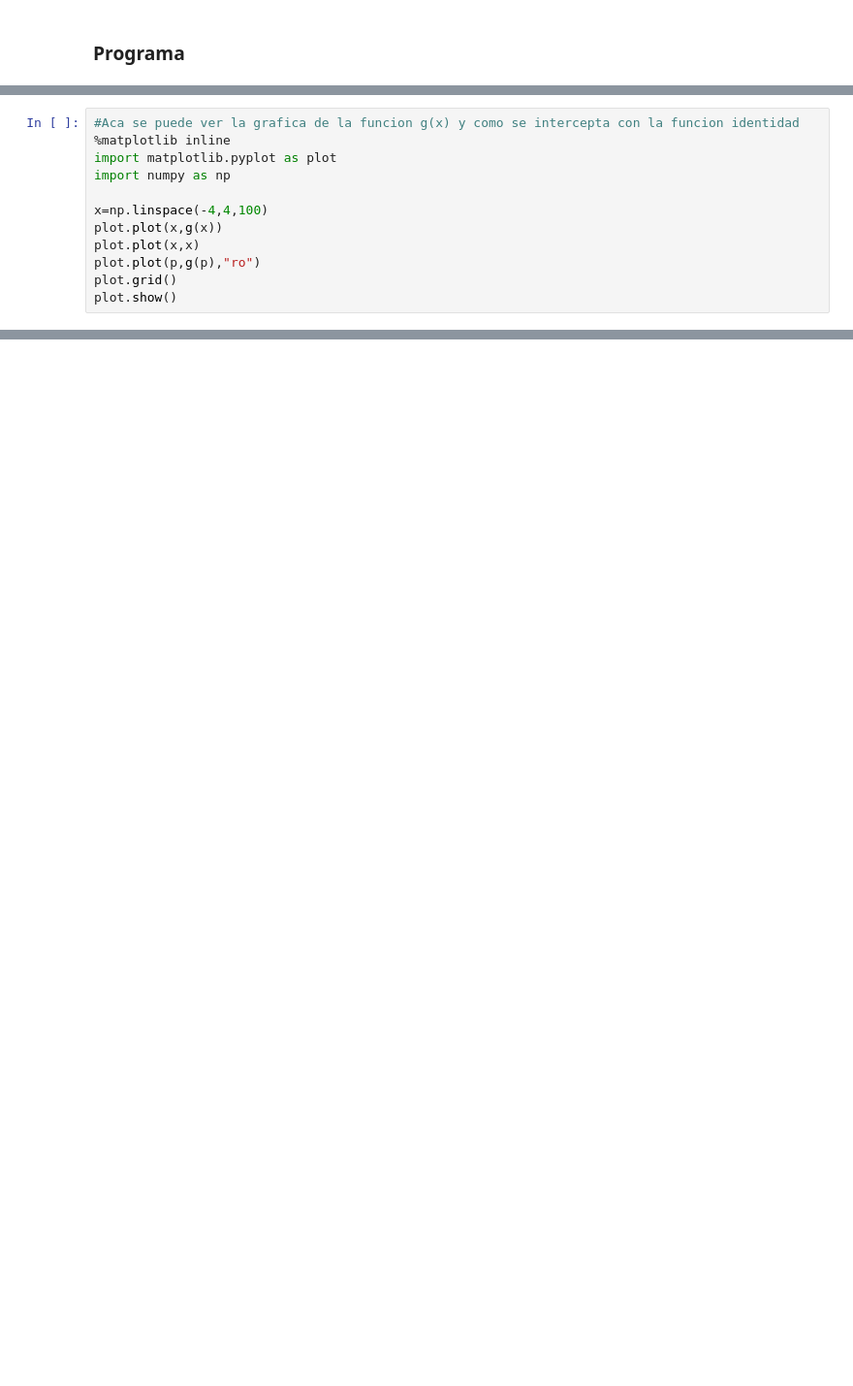
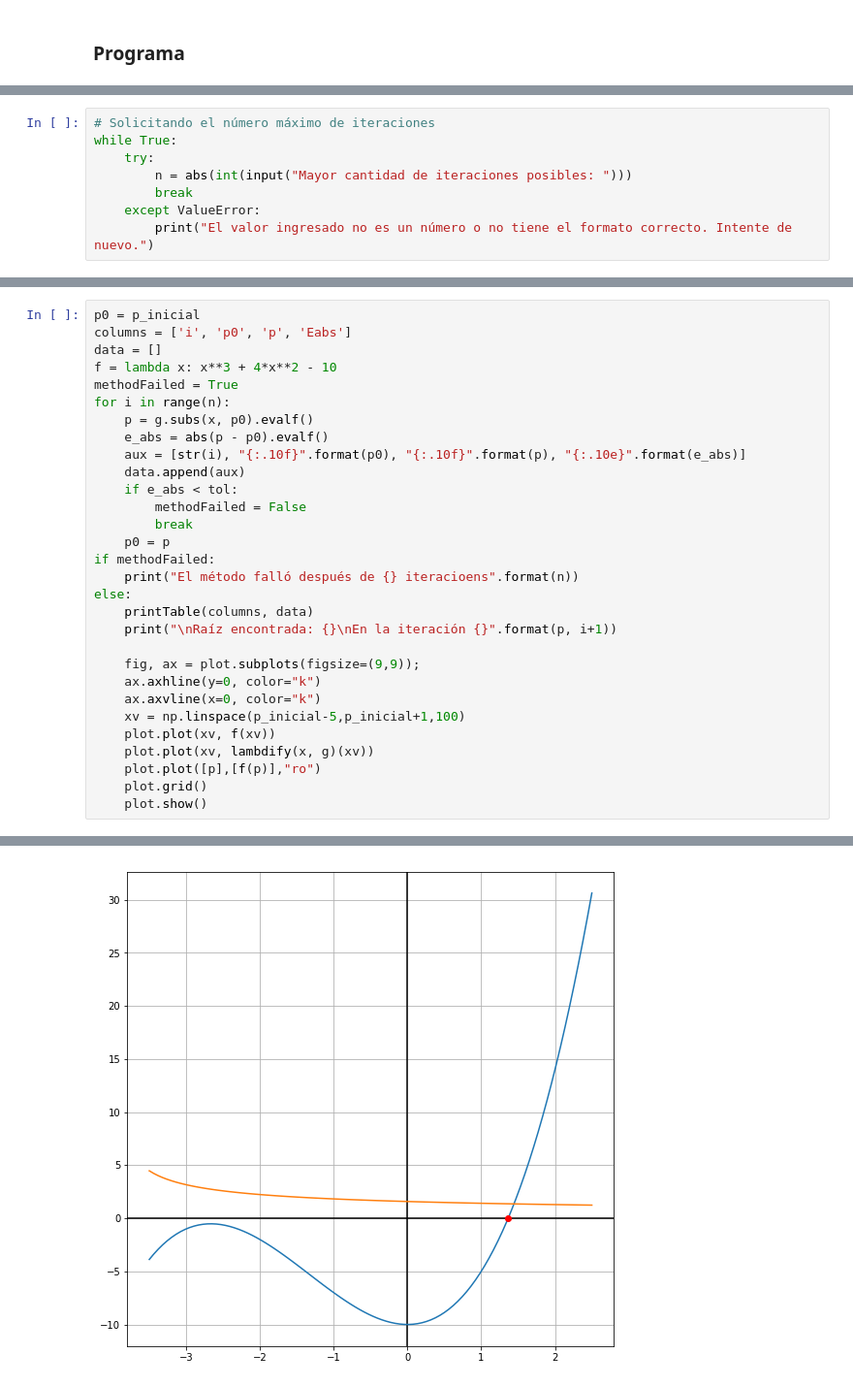
Before and after one commit to 00251716/NumericalAnalysis2018, a Jupyter notebook: 01-SolutionsOfEquations/1-1-SolutionsOfEquations.ipynb, the cells around one changed output, grey strips where cells are left out. Shown at 97% size. Cells and saved outputs as stored; diff of their text form; blank space fills up the shorter version.

```diff
--- a/01-SolutionsOfEquations/1-1-SolutionsOfEquations.ipynb
+++ b/01-SolutionsOfEquations/1-1-SolutionsOfEquations.ipynb
@@ -264,12 +188,0 @@ El punto fijo es  -0.3027756377332649  despues de  10  iteraciones
-# %%
-#Aca se puede ver la grafica de la funcion g(x) y como se intercepta con la funcion identidad
-%matplotlib inline
-import matplotlib.pyplot as plot
-import numpy as np
-
-x=np.linspace(-4,4,100)
-plot.plot(x,g(x))
-plot.plot(x,x)
-plot.plot(p,g(p),"ro")
-plot.grid()
-plot.show()
@@ -277,0 +189,8 @@ plot.show()
+# %%
+# Solicitando el número máximo de iteraciones
+while True:
+    try:
+        n = abs(int(input("Mayor cantidad de iteraciones posibles: ")))
+        break
+    except ValueError:
+        print("El valor ingresado no es un número o no tiene el formato correcto. Intente de nuevo.")
@@ -277,0 +201,31 @@ plot.show()
+# %%
+p0 = p_inicial
+columns = ['i', 'p0', 'p', 'Eabs']
+data = []
+f = lambda x: x**3 + 4*x**2 - 10
+methodFailed = True
+for i in range(n):
+    p = g.subs(x, p0).evalf()
+    e_abs = abs(p - p0).evalf()
+    aux = [str(i), "{:.10f}".format(p0), "{:.10f}".format(p), "{:.10e}".format(e_abs)]
+    data.append(aux)
+    if e_abs < tol:
+        methodFailed = False
+        break
+    p0 = p
+if methodFailed:
+    print("El método falló después de {} iteracioens".format(n))
+else:
+    printTable(columns, data)
+    print("\nRaíz encontrada: {}\nEn la iteración {}".format(p, i+1))
+
+    fig, ax = plot.subplots(figsize=(9,9));
+    ax.axhline(y=0, color="k")
+    ax.axvline(x=0, color="k")
+    xv = np.linspace(p_inicial-5,p_inicial+1,100)
+    plot.plot(xv, f(xv))
+    plot.plot(xv, lambdify(x, g)(xv))
+    plot.plot([p],[f(p)],"ro")
+    plot.grid()
+    plot.show()
+# %% [output]
@@ -278 +247,2 @@ plot.show()
+[figure, added]
 # %% [markdown]
```
Also changed, not shown: parts of 33 cells of this notebook, 1 other file.
